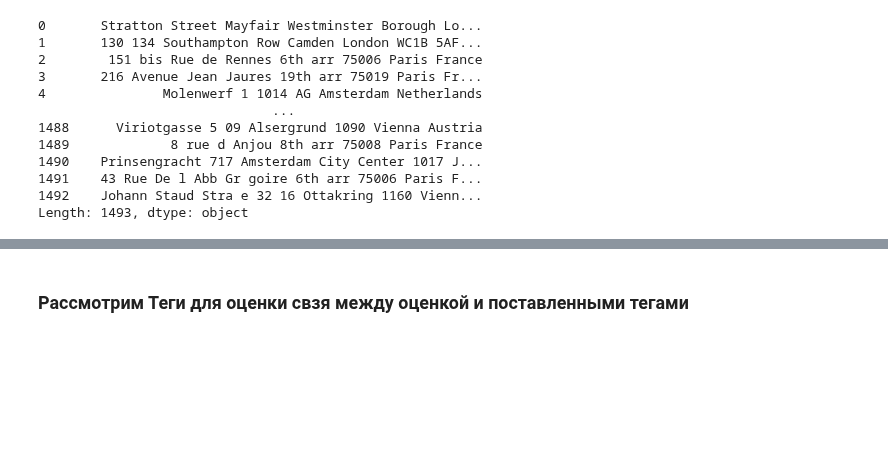
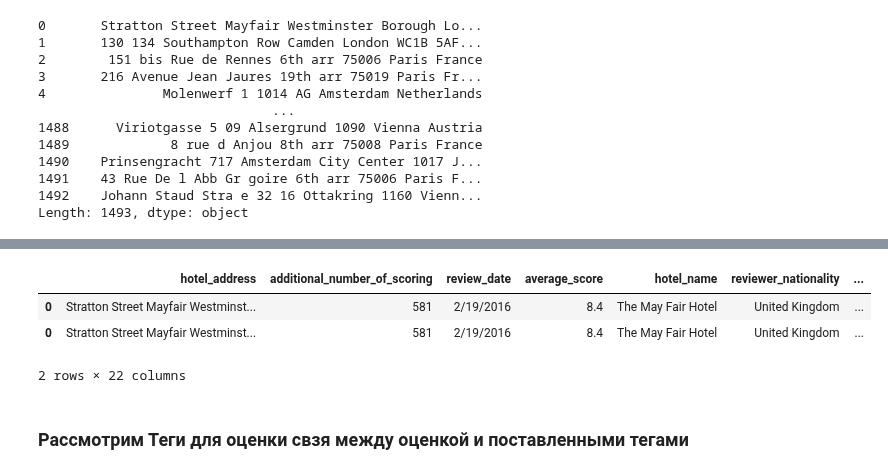
Before and after one commit to AleksandrFrom/SF_DS, a Jupyter notebook: EDA-Project3.ipynb, the cells around one changed output, grey strips where cells are left out. Cells and saved outputs as stored; diff of their text form; code cells hidden in the pictures; blank space fills up the shorter version.

```diff
--- a/EDA-Project3.ipynb
+++ b/EDA-Project3.ipynb
@@ -109,3 +161,12 @@ Text(0.5, 1.0, 'Зависимость средней оценки\nот стр
+# %%
+hotels['word_positiv_count'] = len(hotels['positive_review'])
+# %%
+hotels.head(2)
+# %% [output]
+|  | hotel_address | additional_number_of_scoring | review_date | average_score | hotel_name | reviewer_nationality | ... |
+| 0 | Stratton Street Mayfair Westminst... | 581 | 2/19/2016 | 8.4 | The May Fair Hotel | United Kingdom | ... |
+| 0 | Stratton Street Mayfair Westminst... | 581 | 2/19/2016 | 8.4 | The May Fair Hotel | United Kingdom | ... |
+2 rows × 22 columns
 # %% [markdown]
 ### Рассмотрим Теги для оценки свзя между оценкой и поставленными тегами
 # %%
```
Also changed, not shown: parts of 21 cells of this notebook.
